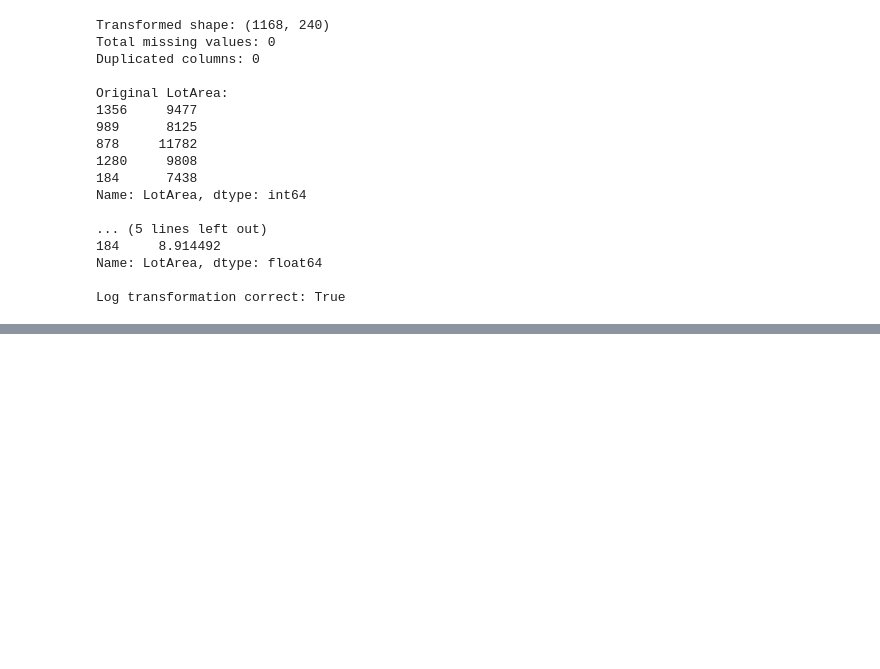
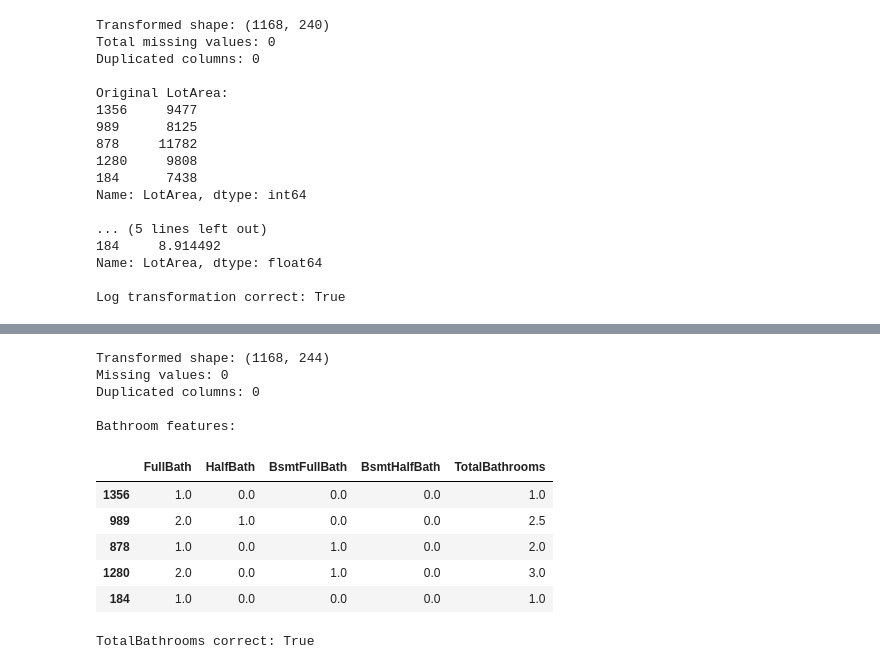
Before and after one commit to MiloszZ2222/ml-production-project, a Jupyter notebook: notebooks/02_feature_engineering.ipynb, the cells around one changed output, grey strips where cells are left out. Saved outputs shown, nothing was run; the diff lists cells and outputs as text; code cells hidden in the pictures; blank space fills up the shorter version.

```diff
--- a/notebooks/02_feature_engineering.ipynb
+++ b/notebooks/02_feature_engineering.ipynb
@@ -2428,0 +3117,56 @@ Total missing: 0
+# %%
+
+X_train_transformed = preprocessor.fit_transform(X_train)
+
+X_train_transformed = pd.DataFrame(
+    X_train_transformed,
+    columns=preprocessor.get_feature_names_out(),
+    index=X_train.index
+)
+
+print("Transformed shape:", X_train_transformed.shape)
+print("Missing values:", X_train_transformed.isna().sum().sum())
+print("Duplicated columns:", X_train_transformed.columns.duplicated().sum())
+
+print("\nBathroom features:")
+display(
+    X_train_transformed[
+        [
+            "FullBath",
+            "HalfBath",
+            "BsmtFullBath",
+            "BsmtHalfBath",
+            "TotalBathrooms"
+        ]
+    ].head()
+)
+
+expected_bathrooms = (
+    X_train["FullBath"]
+    + X_train["BsmtFullBath"]
+    + 0.5 * (
+        X_train["HalfBath"]
+        + X_train["BsmtHalfBath"]
+    )
+)
+
+print(
+    "\nTotalBathrooms correct:",
+    np.allclose(
+        X_train_transformed["TotalBathrooms"],
+        expected_bathrooms
+    )
+)
+# %% [output]
+Transformed shape: (1168, 244)
+Missing values: 0
+Duplicated columns: 0
+
+Bathroom features:
+|  | FullBath | HalfBath | BsmtFullBath | BsmtHalfBath | TotalBathrooms |
+| 1356 | 1.0 | 0.0 | 0.0 | 0.0 | 1.0 |
+| 989 | 2.0 | 1.0 | 0.0 | 0.0 | 2.5 |
+| 878 | 1.0 | 0.0 | 1.0 | 0.0 | 2.0 |
+| 1280 | 2.0 | 0.0 | 1.0 | 0.0 | 3.0 |
+| 184 | 1.0 | 0.0 | 0.0 | 0.0 | 1.0 |
+TotalBathrooms correct: True
```
Also changed, not shown: parts of 28 cells of this notebook.
